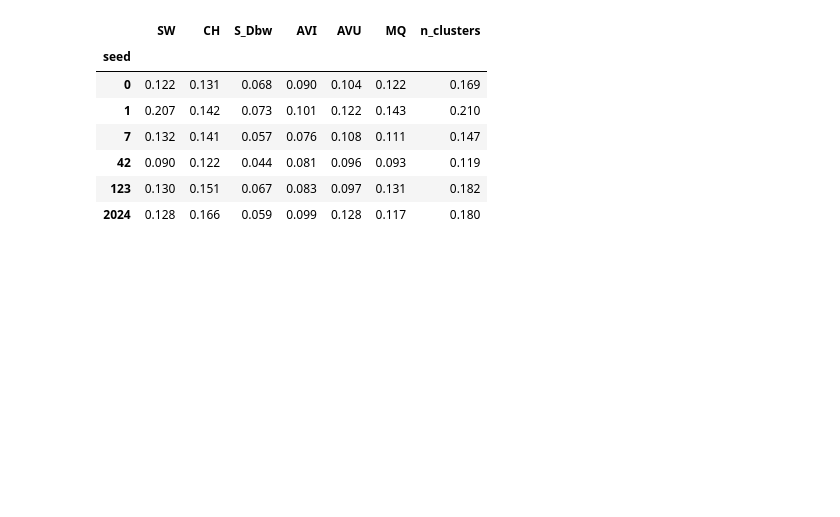
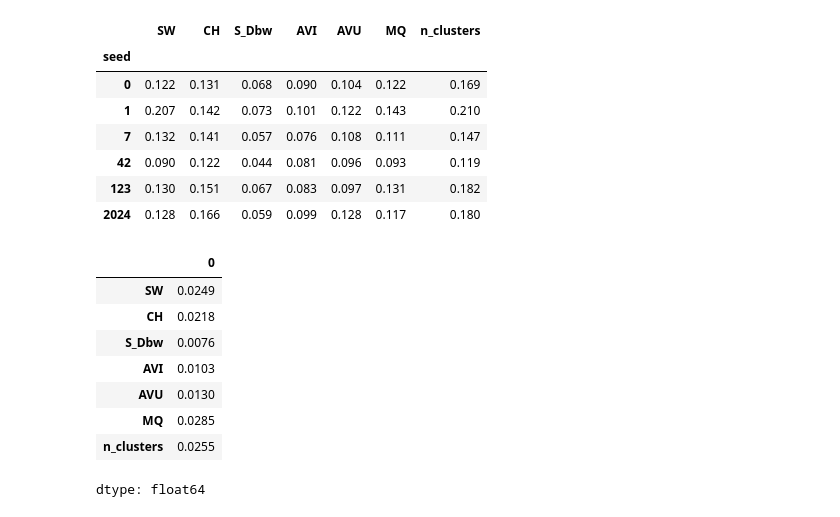
Before and after one commit to Frignum/MOCluster, a Jupyter notebook: experiments.ipynb, the cells around one changed output. Saved outputs shown, nothing was run; the diff lists cells and outputs as text; code cells hidden in the pictures; blank space fills up the shorter version.

```diff
--- a/experiments.ipynb
+++ b/experiments.ipynb
@@ -33,7 +33,7 @@ pd.set_option("display.max_columns", 100)
 # %% [markdown]
 #### Применяем StandardScaler, чтобы привести все переменные в общий вид, также делаем некоторые проверки еще раз
 # %%
-df_unscaled = pd.read_csv("df_sberne.csv")
+df_unscaled = pd.read_csv("datasets/df_sberne.csv")
 df = df_unscaled.copy()
 
 cols = ['Средняя зарплата', 'population',
@@ -977,3 +977,17 @@ cv
 | 42 | 0.090 | 0.122 | 0.044 | 0.081 | 0.096 | 0.093 | 0.119 |
 | 123 | 0.130 | 0.151 | 0.067 | 0.083 | 0.097 | 0.131 | 0.182 |
 | 2024 | 0.128 | 0.166 | 0.059 | 0.099 | 0.128 | 0.117 | 0.180 |
+# %%
+seed_means = seed_df.groupby("seed")[metric_cols].mean()
+between_cv = (seed_means.std() / seed_means.mean().abs()).round(4)
+between_cv
+# %% [output]
+|  | 0 |
+| SW | 0.0249 |
+| CH | 0.0218 |
+| S_Dbw | 0.0076 |
+| AVI | 0.0103 |
+| AVU | 0.0130 |
+| MQ | 0.0285 |
+| n_clusters | 0.0255 |
+dtype: float64
```
